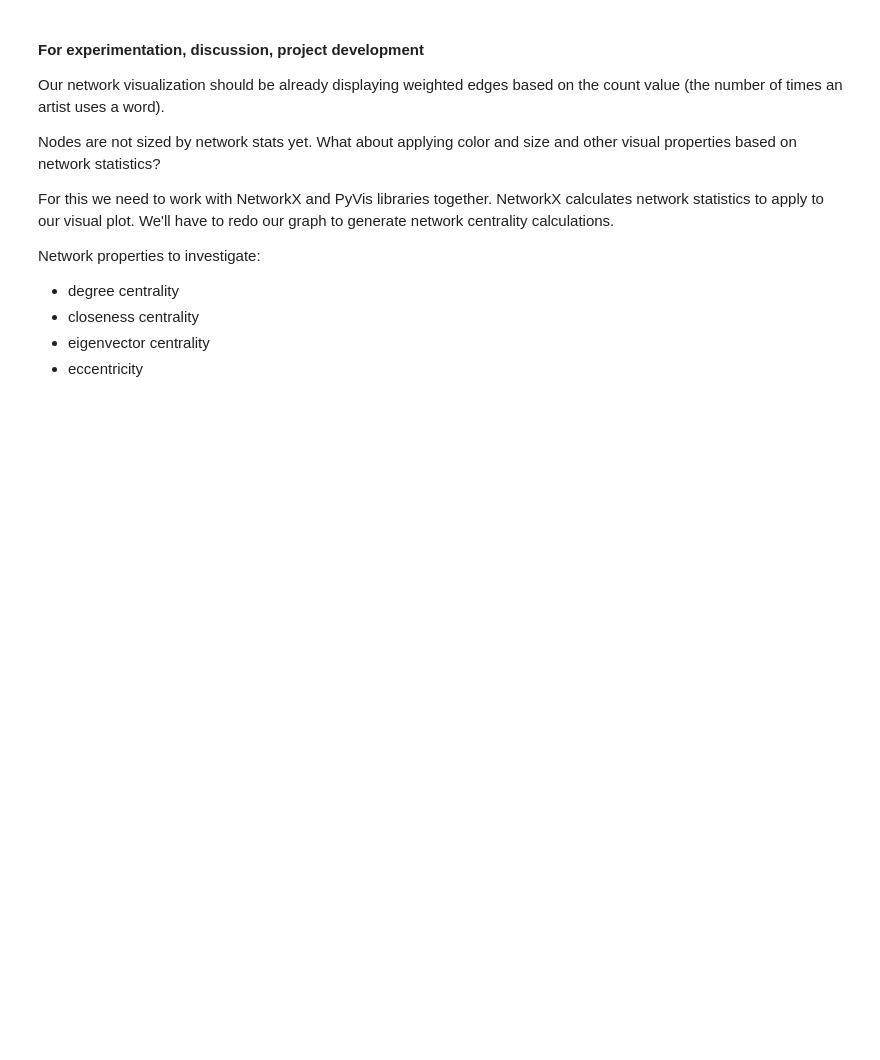
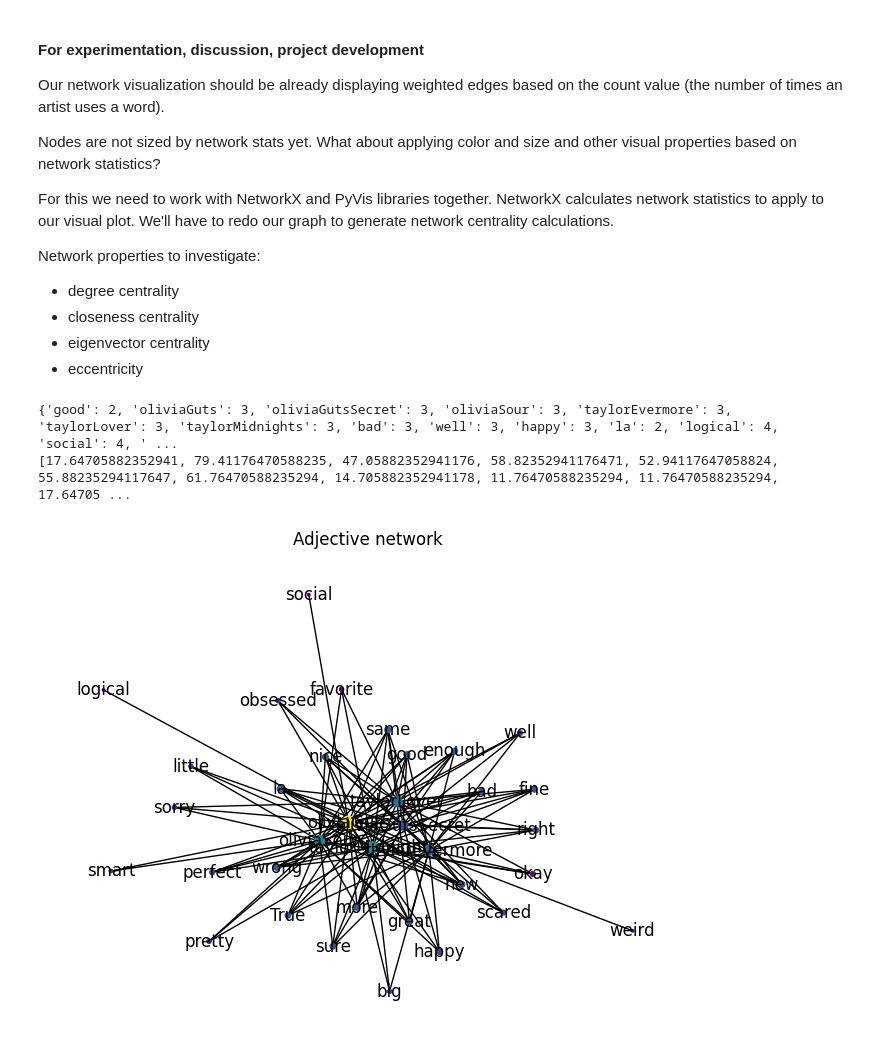
Before and after one commit to newtfire/textAnalysis-Hub, a Jupyter notebook: Class-Examples/Python/projectExamples/4-projectExplore-lyricsWordNetwork.ipynb, the cells around one changed output. Cells and saved outputs as stored; diff of their text form; code cells hidden in the pictures; blank space fills up the shorter version.

Commit message:
tinkering with networkx vs pyvis plots

```diff
--- a/Class-Examples/Python/projectExamples/4-projectExplore-lyricsWordNetwork.ipynb
+++ b/Class-Examples/Python/projectExamples/4-projectExplore-lyricsWordNetwork.ipynb
@@ -211,7 +214,7 @@ words = nlp(inputstring)
 # Collecting the lemmatized forms will be better than just all the words. (Remember what these are?)
 Lemmas = []
 for token in words:
-    if token.pos_ == "NOUN":
+    if token.pos_ == "ADJ":
         lemma = token.lemma_
         Lemmas.append(lemma)
 
@@ -352,7 +400,7 @@ networkData = networkQuery(listLems, InputPath)
 # ebb: networkData variable is storing the dataframes output of the previous cell
 
 # Create the network graph
-net = Network(height='600px', width='100%', bgcolor='#222222', font_color='black', notebook=True, select_menu=True, cdn_resources="in_line")
+net = Network(height='600px', width='100%', bgcolor='black', font_color='black', notebook=True, select_menu=True, cdn_resources="in_line")
 
 
 # Iterate through the DataFrame and add nodes and edges
@@ -360,16 +408,17 @@ for i, row in networkData.iterrows():
     source = row[0]
     target = row[2]
     weight = row[3]
-    net.add_node(source, shape='circle')
+    net.add_node(source, shape='circle', size=500)
     net.add_node(target, shape='box', color='pink', size=2500)
-    net.add_edge(source, target, value=weight*10, title=weight)
+    net.add_edge(source, target, value=weight+100, title=weight)
 
-
+net.show
+print(net.show)
 # Customize the layout
 # ebb: see PyVis docs: https://pyvis.readthedocs.io/en/latest/documentation.html#pyvis.network.Network.barnes_hut
 # I'm trying out / commenting out various combinations of network properties here:
 # net.barnes_hut()
-net.barnes_hut(gravity=-80000, central_gravity=0.003, spring_length=5, spring_strength=.1, damping=0.09, overlap=0)
+net.barnes_hut(central_gravity=0.003, spring_length=5, spring_strength=.1, damping=0.09, overlap=0)
 
 # print(net)
 # Display the graph in the Jupyter Notebook
@@ -394,7 +447,6 @@ Network properties to investigate:
 * eigenvector centrality
 * eccentricity
 # %%
-### ebb: UNDER CONSTRUCTION!
 networkData = networkQuery(listLems, InputPath)
 
 # Create the network graph
@@ -408,58 +460,46 @@ for i, row in networkData.iterrows():
     weight = row[3]
     G.add_node(source, shape='dot')
     G.add_node(target, shape='triangle')
-    if target == "billie":
+    if target == "oliviaGuts":
         colorEdge = "blue"
-    elif target == "olivia":
+    elif target == "oliviaGutsSecret":
         colorEdge = "green"
     # elif target == "sabrina":
     #    colorEdge = "coral"
     # elif target == "taylor":
     #    colorEdge = "purple"
     else:
         colorEdge = "coral"
     # How to write Python if else conditions: https://www.w3schools.com/python/python_conditions.asp
     G.add_edge(source, target, value=weight, title=weight, color=colorEdge)
 
 # Calculate this network's centrality statistics
 degree_centrality = nx.degree_centrality(G)
 # print(degree_centrality)
 
 closeness_centrality = nx.closeness_centrality(G)
 eigenvector_centrality = nx.eigenvector_centrality(G)
 eccentricity = nx.eccentricity(G)
 print(eccentricity)
 
-# VISUALIZE THE NETWORKX NETWORK IN PYVIS
+# VISUALIZE THE NETWORKX NETWORK IN NETwORKX
+# This particular network has low counts and values so networkx may be better suitednto display it.
 
 # Create node size list based on closeness centrality
-node_sizes = [v * 20 for v in degree_centrality.values()]
+node_sizes = [v * 100 for v in degree_centrality.values()]
 print(node_sizes)
 
 # Generate node colors based on degree or eigenvector centrality
 node_colorVals = [c * 20 for c in closeness_centrality.values()]
 
-# Create PyVis Network object
-net = Network(height='600px', width='100%', bgcolor='#222222', font_color='white', notebook=True, select_menu=True, cdn_resources="in_line")
-
-
-# Add nodes and edges to PyVis Network
-for node in G.nodes:
-    # print(node, '||', node_sizes[list(G.nodes).index(node)])
-    cv = node_colorVals[list(G.nodes).index(node)] * 50
-    # ebb: Here we'll try basing the COLOR and SIZE of the nodes based on network calculations.
-    # Follow the code to see which variables store the network information.
-    # We set rgba Red, Green, Blue color values: https://www.w3schools.com/cssref/func_rgba.php
-    net.add_node(node, shape=G.nodes[node]['shape'], color=f"rgba({cv}, 255, 255, 0.8)", size=node_sizes[list(G.nodes).index(node)])
-# print(list(G.nodes).index(node))
-
-for source, target, edge_data in G.edges(data=True):
-    print(edge_data)
-    net.add_edge(source, target, value=edge_data['value'], color=edge_data['color'], title=edge_data['title'])
-# Show the interactive plot
-
-# print(net)
-# net.barnes_hut(gravity=80, central_gravity=0.0005, spring_length=50, spring_strength=.1, damping=0.09, overlap=0)
-# net.force_atlas_2based(gravity=-50, central_gravity=0.01, spring_length=100, spring_strength=0.08, damping=0.4, overlap=0)[source]
-net.show_buttons(filter_=['physics'])
-net.show('degreeNetworkVis.html')
+# Draw the graph
+#npos = nx(G, scale=200, k=0.15, iterations=200, seed=578)  # Positions for all nodes
+# nx.draw(G, with_labels=True, node_size=node_sizes, node_color=node_colorVals, pos=nx.fruchterman_reingold_layout(G), font_size=10)
+# Fruchterman Reingold
+nx.draw(G, with_labels=True, node_size=node_sizes, node_color=node_colorVals, pos=nx.fruchterman_reingold_layout(G))
+plt.title("Adjective network")
+plt.show()
+# %% [output]
+{'good': 2, 'oliviaGuts': 3, 'oliviaGutsSecret': 3, 'oliviaSour': 3, 'taylorEvermore': 3, 'taylorLover': 3, 'taylorMidnights': 3, 'bad': 3, 'well': 3, 'happy': 3, 'la': 2, 'logical': 4, 'social': 4, ' ...
+[17.64705882352941, 79.41176470588235, 47.05882352941176, 58.82352941176471, 52.94117647058824, 55.88235294117647, 61.76470588235294, 14.705882352941178, 11.76470588235294, 11.76470588235294, 17.64705 ...
+[figure, added]
```
Also changed, not shown: parts of 7 cells of this notebook, 3 other files.
